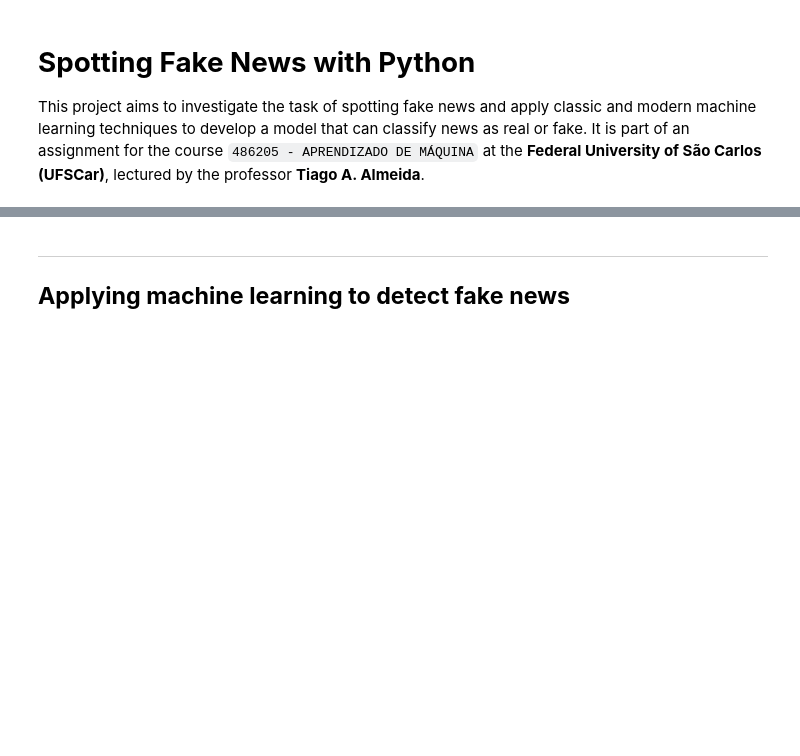
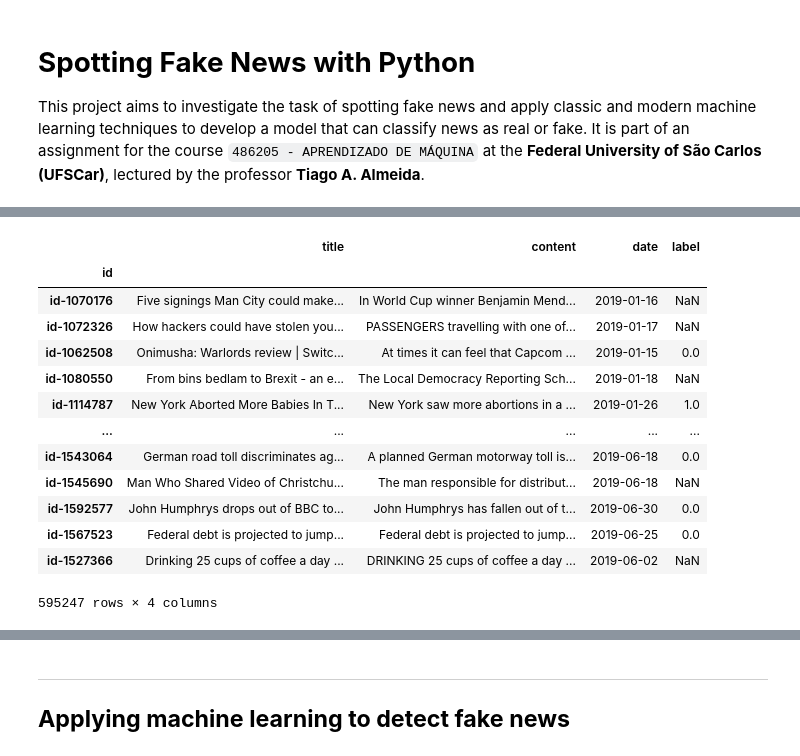
Before and after one commit to littleluwu/Fakenews_Spotter, a Jupyter notebook: main.ipynb, the cells around one changed output, grey strips where cells are left out. Cells and saved outputs as stored; diff of their text form; code cells hidden in the pictures; blank space fills up the shorter version.

```diff
--- a/main.ipynb
+++ b/main.ipynb
@@ -42,25 +46,30 @@ files = ["news_data_01_Jan_2019.csv",
          "news_data_04_Apr_2019.csv",
          "news_data_05_May_2019.csv",
          "news_data_06_Jun_2019.csv",
-         "news_data_07_Jul_2019.csv",
-         "news_data_08_Aug_2019.csv",
-         "news_data_09_Sep_2019.csv",
-         "news_data_10_Oct_2019.csv",
-         "news_data_11_Nov_2019.csv",
-         "news_data_12_Dec_2019.csv",
-         "news_data_13_Jan_2020.csv",
-         "news_data_14_Feb_2020.csv",
-         "news_data_15_Mar_2020.csv",
-         "news_data_16_Apr_2020.csv",
-         "news_data_17_May_2020.csv",
-         "news_data_18_Jun_2020.csv",
-         "news_data_19_Jul_2020.csv",
-         "news_data_20_Aug_2020.csv",
-         "news_data_21_Sep_2020.csv",
-         "news_data_22_Oct_2020.csv",
-         "news_data_23_Nov_2020.csv",
-         "news_data_24_Dec_2020.csv",
+        # "news_data_07_Jul_2019.csv",
+        #  "news_data_08_Aug_2019.csv",
+        #  "news_data_09_Sep_2019.csv",
+        #  "news_data_10_Oct_2019.csv",
+        #  "news_data_11_Nov_2019.csv",
+        #  "news_data_12_Dec_2019.csv",
+        #  "news_data_13_Jan_2020.csv",
+        #  "news_data_14_Feb_2020.csv",
+        #  "news_data_15_Mar_2020.csv",
+        #  "news_data_16_Apr_2020.csv",
+        #  "news_data_17_May_2020.csv",
+        #  "news_data_18_Jun_2020.csv",
+        #  "news_data_19_Jul_2020.csv",
+        #  "news_data_20_Aug_2020.csv",
+        #  "news_data_21_Sep_2020.csv",
+        #  "news_data_22_Oct_2020.csv",
+        #  "news_data_23_Nov_2020.csv",
+        #  "news_data_24_Dec_2020.csv",
          ]
 
 data = pd.concat((pd.read_csv("./data/"+f) for f in files), ignore_index=True)
 data.set_index('id',inplace=True)
+
+Y = pd.read_csv('./data/train.csv')
+Y.set_index('id',inplace=True)
+data = data.join(Y)
+data.rename(columns={"label": "class_label"},inplace=True)
@@ -69,0 +81,17 @@ data.set_index('id',inplace=True)
+# %%
+display(data)
+# %% [output]
+|  | title | content | date | label |
+| id |  |  |  |  |
+| id-1070176 | Five signings Man City could make... | In World Cup winner Benjamin Mend... | 2019-01-16 | NaN |
+| id-1072326 | How hackers could have stolen you... | PASSENGERS travelling with one of... | 2019-01-17 | NaN |
+| id-1062508 | Onimusha: Warlords review | Switc... | At times it can feel that Capcom ... | 2019-01-15 | 0.0 |
+| id-1080550 | From bins bedlam to Brexit - an e... | The Local Democracy Reporting Sch... | 2019-01-18 | NaN |
+| id-1114787 | New York Aborted More Babies In T... | New York saw more abortions in a ... | 2019-01-26 | 1.0 |
+| ... | ... | ... | ... | ... |
+| id-1543064 | German road toll discriminates ag... | A planned German motorway toll is... | 2019-06-18 | 0.0 |
+| id-1545690 | Man Who Shared Video of Christchu... | The man responsible for distribut... | 2019-06-18 | NaN |
+| id-1592577 | John Humphrys drops out of BBC to... | John Humphrys has fallen out of t... | 2019-06-30 | 0.0 |
+| id-1567523 | Federal debt is projected to jump... | Federal debt is projected to jump... | 2019-06-25 | 0.0 |
+| id-1527366 | Drinking 25 cups of coffee a day ... | DRINKING 25 cups of coffee a day ... | 2019-06-02 | NaN |
+595247 rows × 4 columns
```
Also changed, not shown: parts of 15 cells of this notebook.
